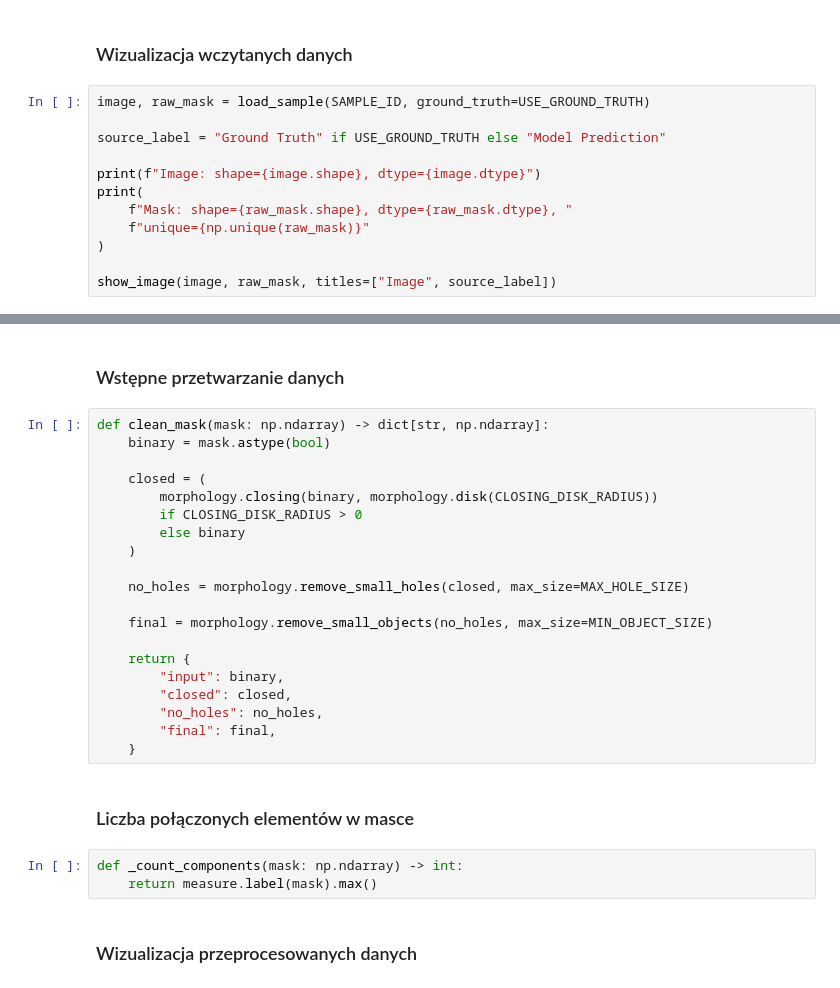
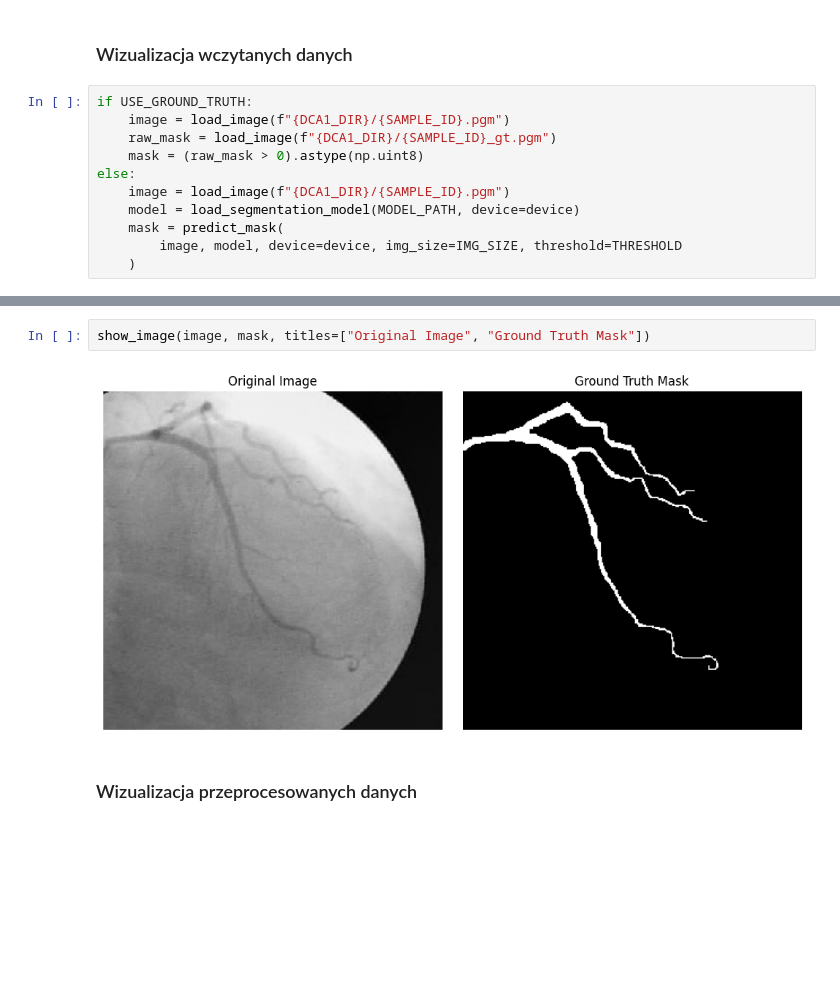
Before and after one commit to lkwinta/coronary-stenosis-detection, a Jupyter notebook: notebooks/skeletonize.ipynb, the cells around one changed output, grey strips where cells are left out. Cells and saved outputs as stored; diff of their text form; blank space fills up the shorter version.

```diff
--- a/notebooks/skeletonize.ipynb
+++ b/notebooks/skeletonize.ipynb
@@ -112,14 +43,13 @@ def load_sample(
 # %% [markdown]
 ### Wizualizacja wczytanych danych
 # %%
-image, raw_mask = load_sample(SAMPLE_ID, ground_truth=USE_GROUND_TRUTH)
-
-source_label = "Ground Truth" if USE_GROUND_TRUTH else "Model Prediction"
-
-print(f"Image: shape={image.shape}, dtype={image.dtype}")
-print(
-    f"Mask: shape={raw_mask.shape}, dtype={raw_mask.dtype}, "
-    f"unique={np.unique(raw_mask)}"
-)
-
-show_image(image, raw_mask, titles=["Image", source_label])
+if USE_GROUND_TRUTH:
+    image = load_image(f"{DCA1_DIR}/{SAMPLE_ID}.pgm")
+    raw_mask = load_image(f"{DCA1_DIR}/{SAMPLE_ID}_gt.pgm")
+    mask = (raw_mask > 0).astype(np.uint8)
+else:
+    image = load_image(f"{DCA1_DIR}/{SAMPLE_ID}.pgm")
+    model = load_segmentation_model(MODEL_PATH, device=device)
+    mask = predict_mask(
+        image, model, device=device, img_size=IMG_SIZE, threshold=THRESHOLD
+    )
@@ -130,30 +56,7 @@ Mask: shape=(300, 300), dtype=uint8, unique=[0 1]
-# %% [markdown]
-### Wstępne przetwarzanie danych
-# %%
-def clean_mask(mask: np.ndarray) -> dict[str, np.ndarray]:
-    binary = mask.astype(bool)
-
-    closed = (
-        morphology.closing(binary, morphology.disk(CLOSING_DISK_RADIUS))
-        if CLOSING_DISK_RADIUS > 0
-        else binary
-    )
-
-    no_holes = morphology.remove_small_holes(closed, max_size=MAX_HOLE_SIZE)
-
-    final = morphology.remove_small_objects(no_holes, max_size=MIN_OBJECT_SIZE)
-
-    return {
-        "input": binary,
-        "closed": closed,
-        "no_holes": no_holes,
-        "final": final,
-    }
-# %% [markdown]
-### Liczba połączonych elementów w masce
-# %%
-def _count_components(mask: np.ndarray) -> int:
-    return measure.label(mask).max()
+# %%
+show_image(image, mask, titles=["Original Image", "Ground Truth Mask"])
+# %% [output]
+[figure, added]
 # %% [markdown]
 ### Wizualizacja przeprocesowanych danych
 # %%
```
Also changed, not shown: parts of 24 cells of this notebook, 14 other files.
